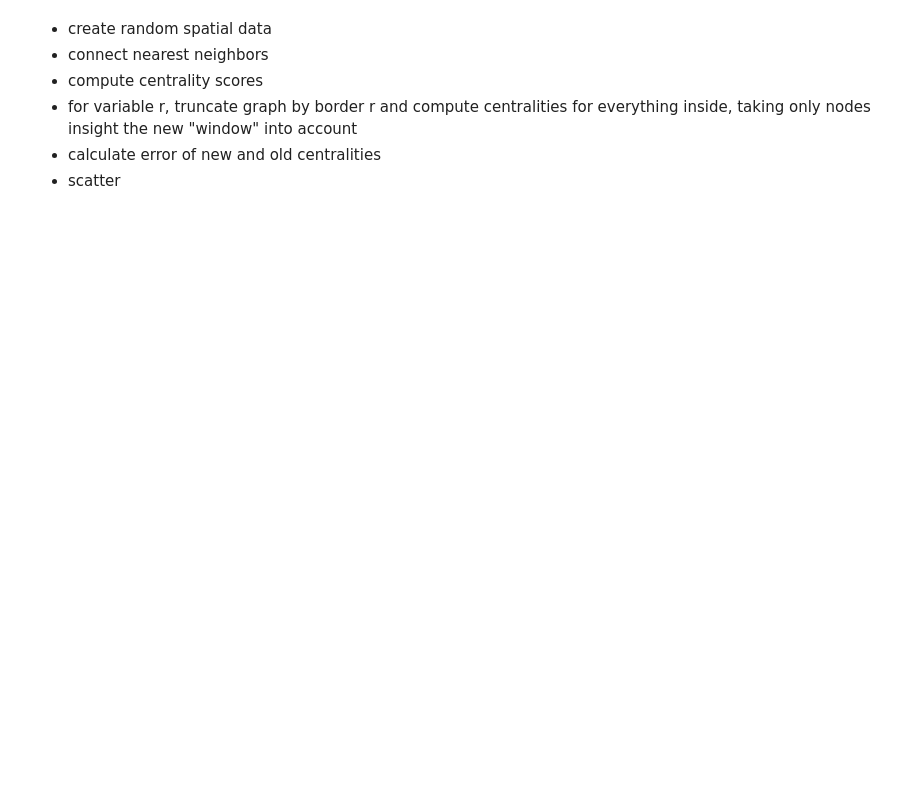
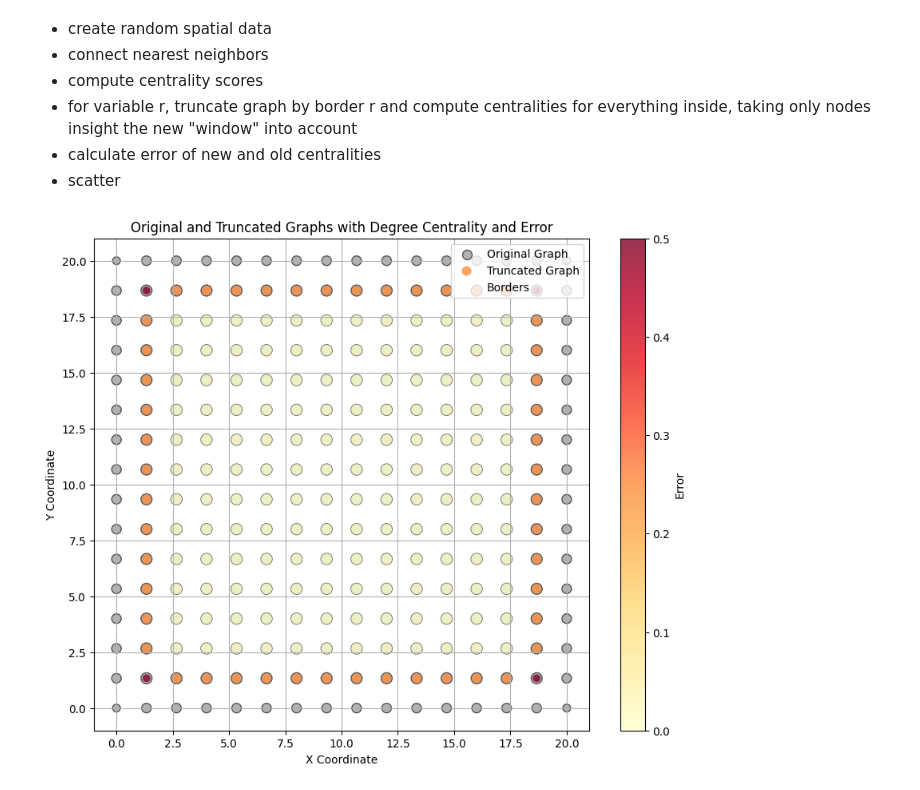
Before and after one commit to uderhardtlab/truncated_graphs, a Jupyter notebook: notebooks/first_analyses.ipynb, the cells around one changed output. Drawn from its saved outputs; the diff is of its cells as text; code cells hidden in the pictures; blank space fills up the shorter version.

```diff
--- a/notebooks/first_analyses.ipynb
+++ b/notebooks/first_analyses.ipynb
@@ -50 +44,6 @@ concated_erros = pd.concat(error_dfs)
+# %%
+border = 1
+plot_graphs_with_errors(adata_original, adatas_truncated[border], border=border, measure=measure, bounds=bounds)
+# %% [output]
+[figure, added]
 # %%
```
Also changed, not shown: parts of 8 cells of this notebook, 1 other file.
